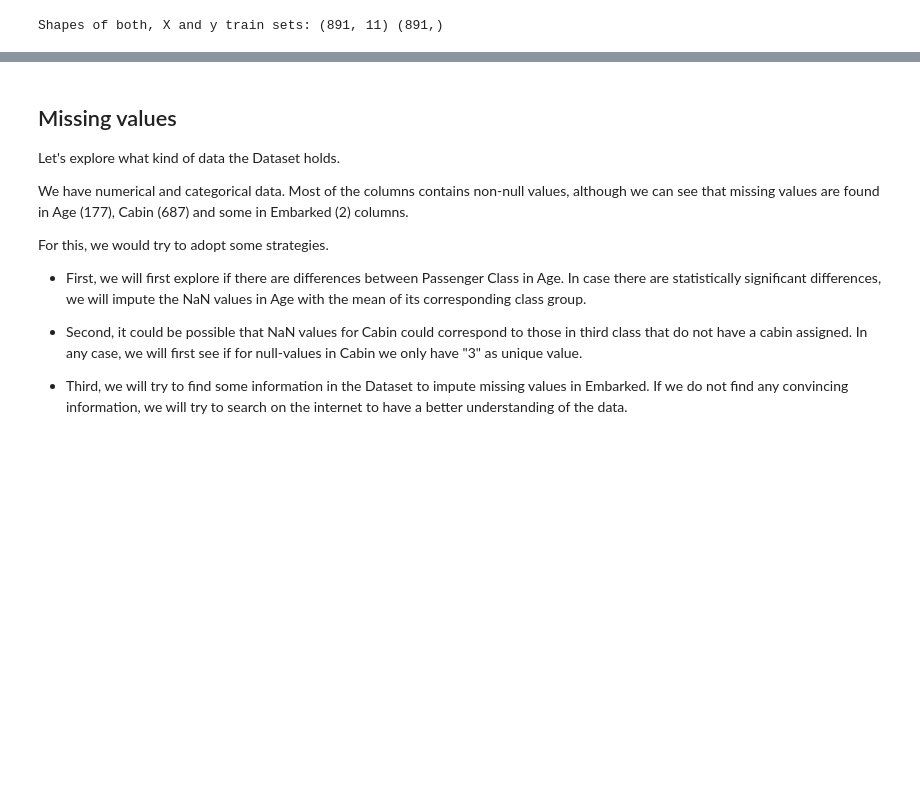
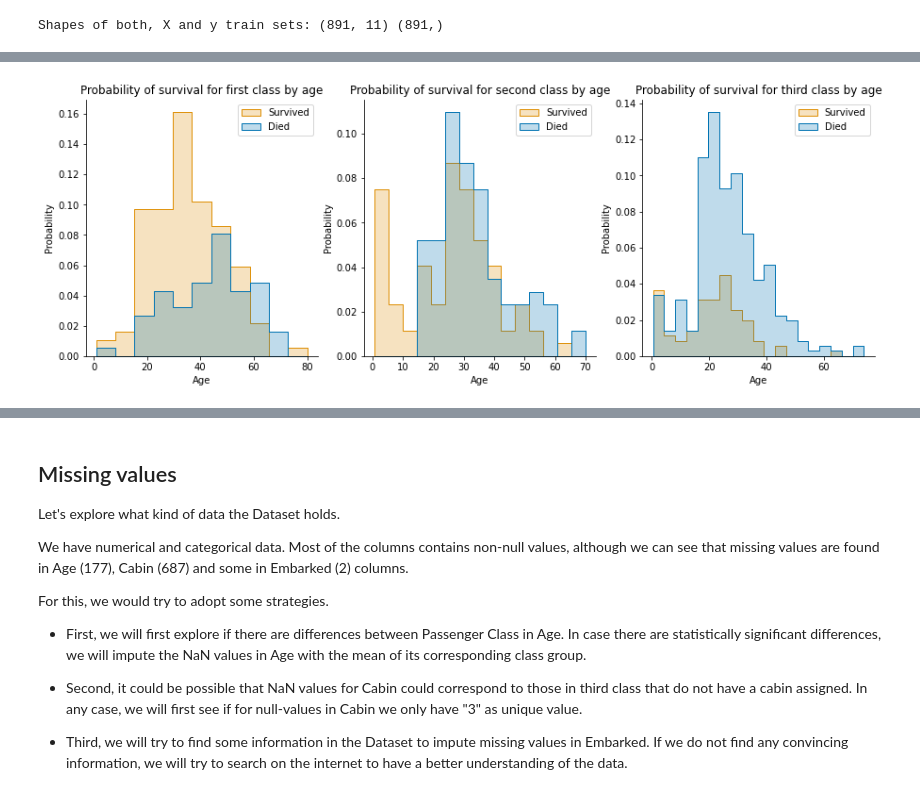
Before and after one commit to sbmoyano/data_science_projects, a Jupyter notebook: kaggle_titanic_competition/kaggle_titanic_competition_classification.ipynb, the cells around one changed output, grey strips where cells are left out. Saved outputs shown, nothing was run; the diff lists cells and outputs as text; code cells hidden in the pictures; blank space fills up the shorter version.

```diff
--- a/kaggle_titanic_competition/kaggle_titanic_competition_classification.ipynb
+++ b/kaggle_titanic_competition/kaggle_titanic_competition_classification.ipynb
@@ -95,0 +122,14 @@ Shapes of both, X and y train sets: (891, 11) (891,)
+# %%
+fig, ax = plt.subplots(1, 3, figsize=(15, 5))
+sns.histplot(data=train.loc[train['Pclass'] == 1], x='Age', hue='Survived', stat='probability', palette='colorblind', element='step', ax=ax[0])
+sns.histplot(data=train.loc[train['Pclass'] == 2], x='Age', hue='Survived', stat='probability', palette='colorblind', element='step', ax=ax[1])
+sns.histplot(data=train.loc[train['Pclass'] == 3], x='Age', hue='Survived', stat='probability', palette='colorblind', element='step', ax=ax[2])
+ax[0].legend(labels=['Survived', 'Died'])
+ax[0].set_title('Probability of survival for first class by age')
+ax[1].legend(labels=['Survived', 'Died'])
+ax[1].set_title('Probability of survival for second class by age')
+ax[2].legend(labels=['Survived', 'Died'])
+ax[2].set_title('Probability of survival for third class by age')
+sns.despine()
+# %% [output]
+[figure, added]
```
Also changed, not shown: parts of 42 cells of this notebook.
